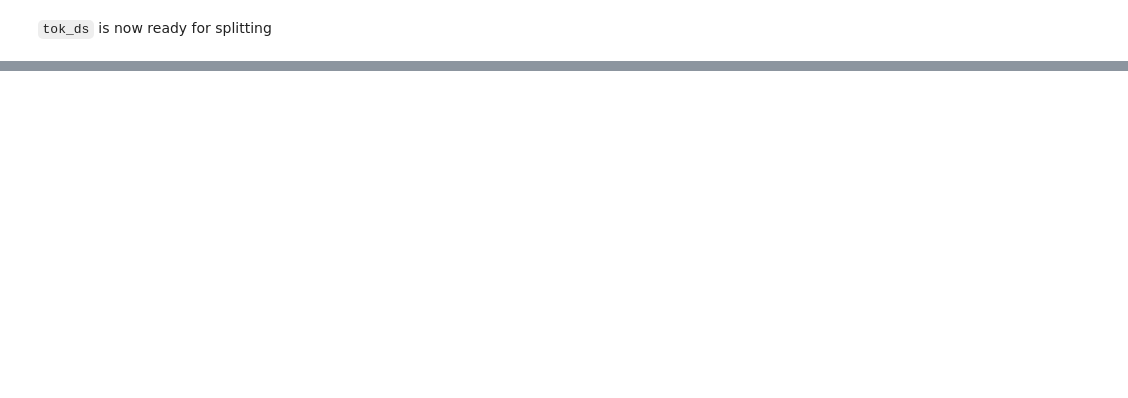
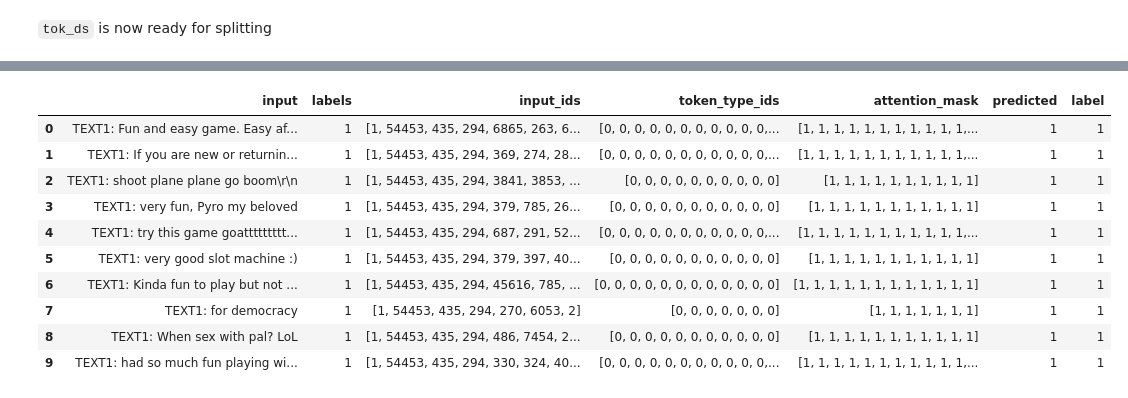
Before and after one commit to morescode-pm/kaggle-fastai, a Jupyter notebook: chapter3/nlp-steam.ipynb, the cells around one changed output, grey strips where cells are left out. Cells and saved outputs as stored; diff of their text form; code cells hidden in the pictures; blank space fills up the shorter version.

```diff
--- a/chapter3/nlp-steam.ipynb
+++ b/chapter3/nlp-steam.ipynb
@@ -265,7 +270,7 @@ def cleaned(text):
 # %%
 # Add input Field
 df = min_df.copy().reset_index(drop=True)
-df['input'] = 'TEXT1: ' + df.name.apply(cleaned) + '; TEXT2: ' + df.review
+df['input'] = 'TEXT1: ' + df.review
 
 # Convert the target to boolean ints
 # Our target is currently saved as boolean true false - so let's convert to int
@@ -526,0 +538,16 @@ print(preds[:10])
+# %%
+# Get predictions from trainer
+raw_preds = trainer.predict(eval_ds)
+preds = np.argmax(raw_preds.predictions, axis=1)
+true_labels = raw_preds.label_ids
+
+# Convert dataset to pandas (only if it's not already)
+df_eval = eval_ds.to_pandas()
+
+# Add predictions and true labels to DataFrame
+df_eval["predicted"] = preds
+df_eval["label"] = true_labels
+
+# Preview
+display(df_eval)
+# %% [output]
@@ -526,0 +555,11 @@ print(preds[:10])
+|  | input | labels | input_ids | token_type_ids | attention_mask | predicted | label |
+| 0 | TEXT1: Fun and easy game. Easy af... | 1 | [1, 54453, 435, 294, 6865, 263, 6... | [0, 0, 0, 0, 0, 0, 0, 0, 0, 0, 0,... | [1, 1, 1, 1, 1, 1, 1, 1, 1, 1, 1,... | 1 | 1 |
+| 1 | TEXT1: If you are new or returnin... | 1 | [1, 54453, 435, 294, 369, 274, 28... | [0, 0, 0, 0, 0, 0, 0, 0, 0, 0, 0,... | [1, 1, 1, 1, 1, 1, 1, 1, 1, 1, 1,... | 1 | 1 |
+| 2 | TEXT1: shoot plane plane go boom\r\n | 1 | [1, 54453, 435, 294, 3841, 3853, ... | [0, 0, 0, 0, 0, 0, 0, 0, 0, 0] | [1, 1, 1, 1, 1, 1, 1, 1, 1, 1] | 1 | 1 |
+| 3 | TEXT1: very fun, Pyro my beloved | 1 | [1, 54453, 435, 294, 379, 785, 26... | [0, 0, 0, 0, 0, 0, 0, 0, 0, 0, 0] | [1, 1, 1, 1, 1, 1, 1, 1, 1, 1, 1] | 1 | 1 |
+| 4 | TEXT1: try this game goattttttttt... | 1 | [1, 54453, 435, 294, 687, 291, 52... | [0, 0, 0, 0, 0, 0, 0, 0, 0, 0, 0,... | [1, 1, 1, 1, 1, 1, 1, 1, 1, 1, 1,... | 1 | 1 |
+| 5 | TEXT1: very good slot machine :) | 1 | [1, 54453, 435, 294, 379, 397, 40... | [0, 0, 0, 0, 0, 0, 0, 0, 0, 0, 0] | [1, 1, 1, 1, 1, 1, 1, 1, 1, 1, 1] | 1 | 1 |
+| 6 | TEXT1: Kinda fun to play but not ... | 1 | [1, 54453, 435, 294, 45616, 785, ... | [0, 0, 0, 0, 0, 0, 0, 0, 0, 0, 0, 0] | [1, 1, 1, 1, 1, 1, 1, 1, 1, 1, 1, 1] | 1 | 1 |
+| 7 | TEXT1: for democracy | 1 | [1, 54453, 435, 294, 270, 6053, 2] | [0, 0, 0, 0, 0, 0, 0] | [1, 1, 1, 1, 1, 1, 1] | 1 | 1 |
+| 8 | TEXT1: When sex with pal? LoL | 1 | [1, 54453, 435, 294, 486, 7454, 2... | [0, 0, 0, 0, 0, 0, 0, 0, 0, 0, 0] | [1, 1, 1, 1, 1, 1, 1, 1, 1, 1, 1] | 1 | 1 |
+| 9 | TEXT1: had so much fun playing wi... | 1 | [1, 54453, 435, 294, 330, 324, 40... | [0, 0, 0, 0, 0, 0, 0, 0, 0, 0, 0,... | [1, 1, 1, 1, 1, 1, 1, 1, 1, 1, 1,... | 1 | 1 |
```
Also changed, not shown: parts of 28 cells of this notebook.
